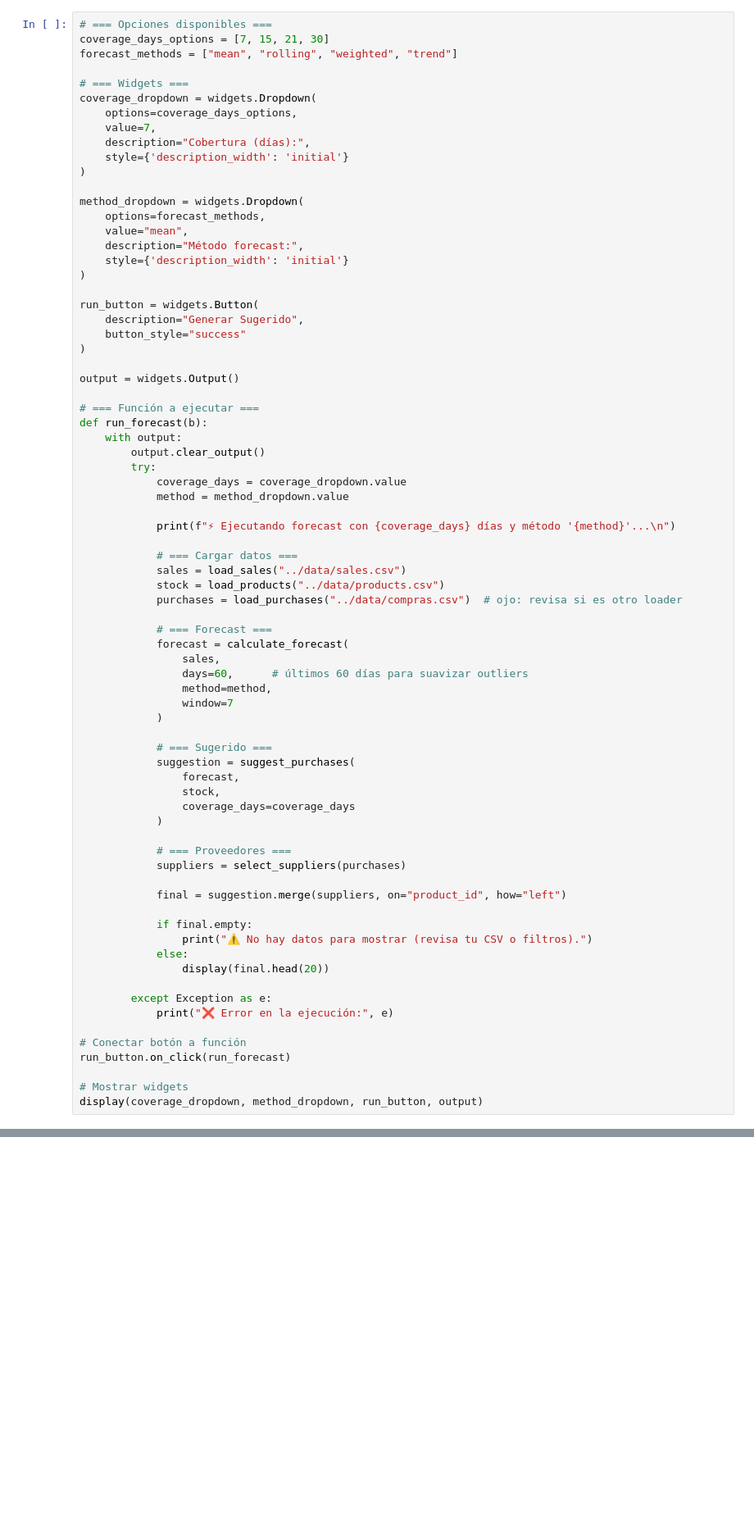
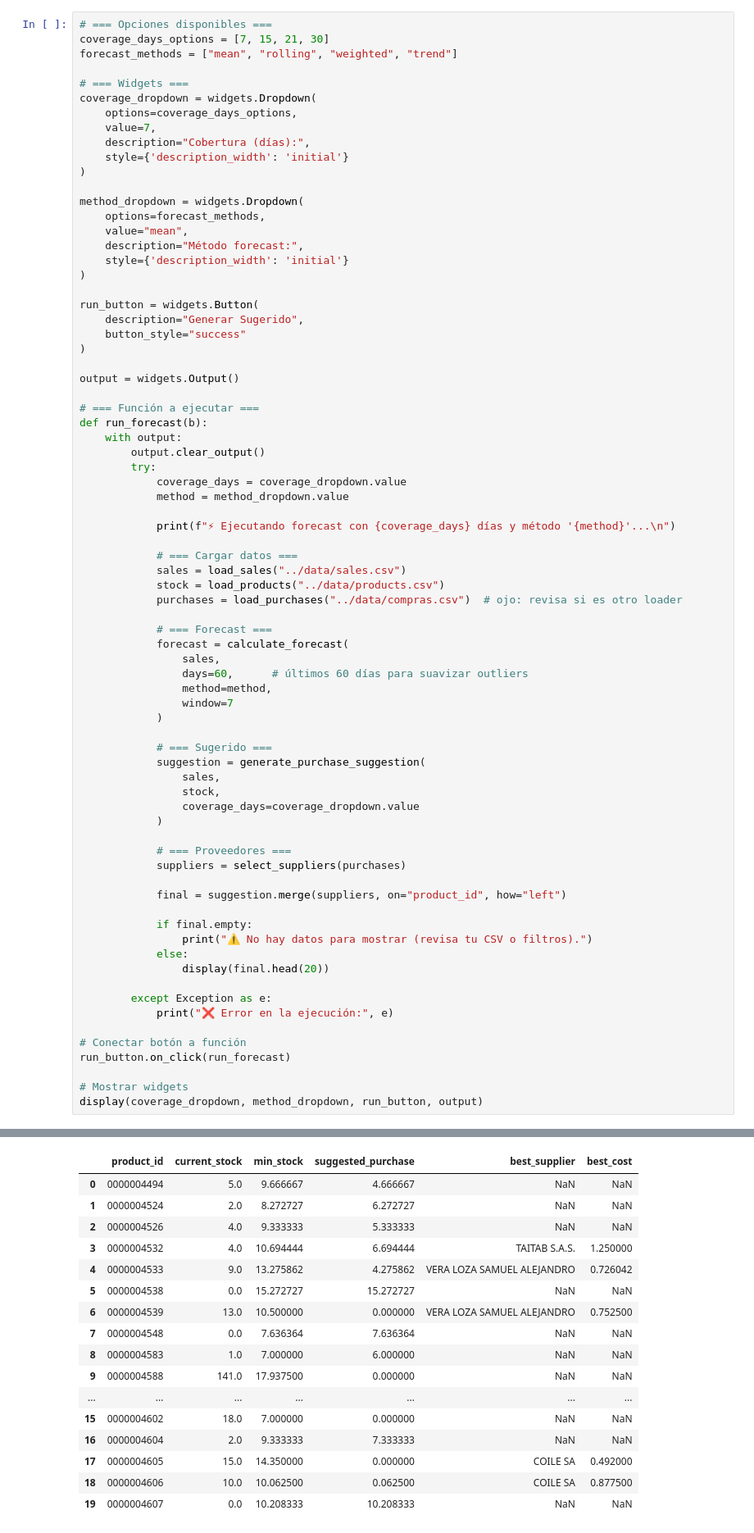
Before and after one commit to fmendozag/smart-purchase-suggester, a Jupyter notebook: notebooks/demand_analysis.ipynb, the cells around one changed output, grey strips where cells are left out. Shown at 82% size. Drawn from its saved outputs; the diff is of its cells as text; blank space fills up the shorter version.

```diff
--- a/notebooks/demand_analysis.ipynb
+++ b/notebooks/demand_analysis.ipynb
@@ -61,10 +61,10 @@ def run_forecast(b):
             )
 
             # === Sugerido ===
-            suggestion = suggest_purchases(
-                forecast,
+            suggestion = generate_purchase_suggestion(
+                sales,
                 stock,
-                coverage_days=coverage_days
+                coverage_days=coverage_dropdown.value
             )
 
             # === Proveedores ===
@@ -85,3 +85,4 @@ run_button.on_click(run_forecast)
 
 # Mostrar widgets
 display(coverage_dropdown, method_dropdown, run_button, output)
+# %% [output]
@@ -87,0 +93,17 @@ display(coverage_dropdown, method_dropdown, run_button, output)
+|  | product_id | current_stock | min_stock | suggested_purchase | best_supplier | best_cost |
+| 0 | 0000004494 | 5.0 | 9.666667 | 4.666667 | NaN | NaN |
+| 1 | 0000004524 | 2.0 | 8.272727 | 6.272727 | NaN | NaN |
+| 2 | 0000004526 | 4.0 | 9.333333 | 5.333333 | NaN | NaN |
+| 3 | 0000004532 | 4.0 | 10.694444 | 6.694444 | TAITAB S.A.S. | 1.250000 |
+| 4 | 0000004533 | 9.0 | 13.275862 | 4.275862 | VERA LOZA SAMUEL ALEJANDRO | 0.726042 |
+| 5 | 0000004538 | 0.0 | 15.272727 | 15.272727 | NaN | NaN |
+| 6 | 0000004539 | 13.0 | 10.500000 | 0.000000 | VERA LOZA SAMUEL ALEJANDRO | 0.752500 |
+| 7 | 0000004548 | 0.0 | 7.636364 | 7.636364 | NaN | NaN |
+| 8 | 0000004583 | 1.0 | 7.000000 | 6.000000 | NaN | NaN |
+| 9 | 0000004588 | 141.0 | 17.937500 | 0.000000 | NaN | NaN |
+| ... | ... | ... | ... | ... | ... | ... |
+| 15 | 0000004602 | 18.0 | 7.000000 | 0.000000 | NaN | NaN |
+| 16 | 0000004604 | 2.0 | 9.333333 | 7.333333 | NaN | NaN |
+| 17 | 0000004605 | 15.0 | 14.350000 | 0.000000 | COILE SA | 0.492000 |
+| 18 | 0000004606 | 10.0 | 10.062500 | 0.062500 | COILE SA | 0.877500 |
+| 19 | 0000004607 | 0.0 | 10.208333 | 10.208333 | NaN | NaN |
```
Also changed, not shown: parts of 2 cells of this notebook, 2 other files.
